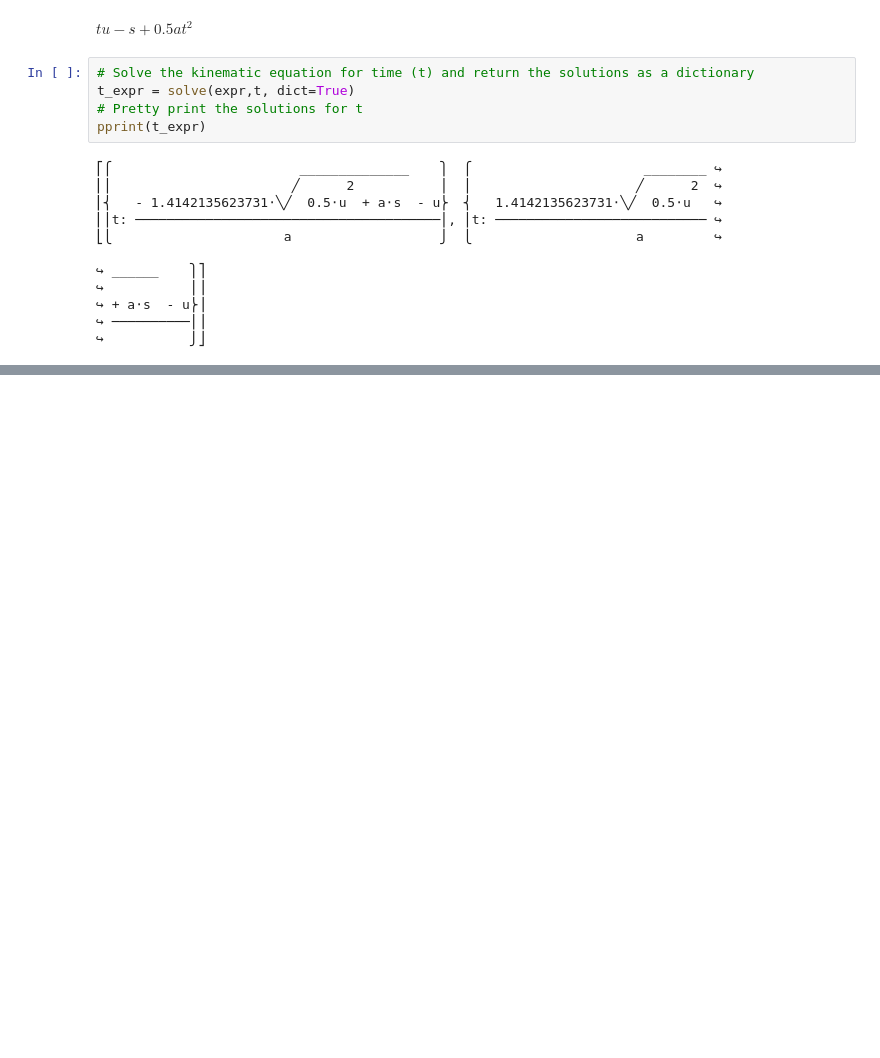
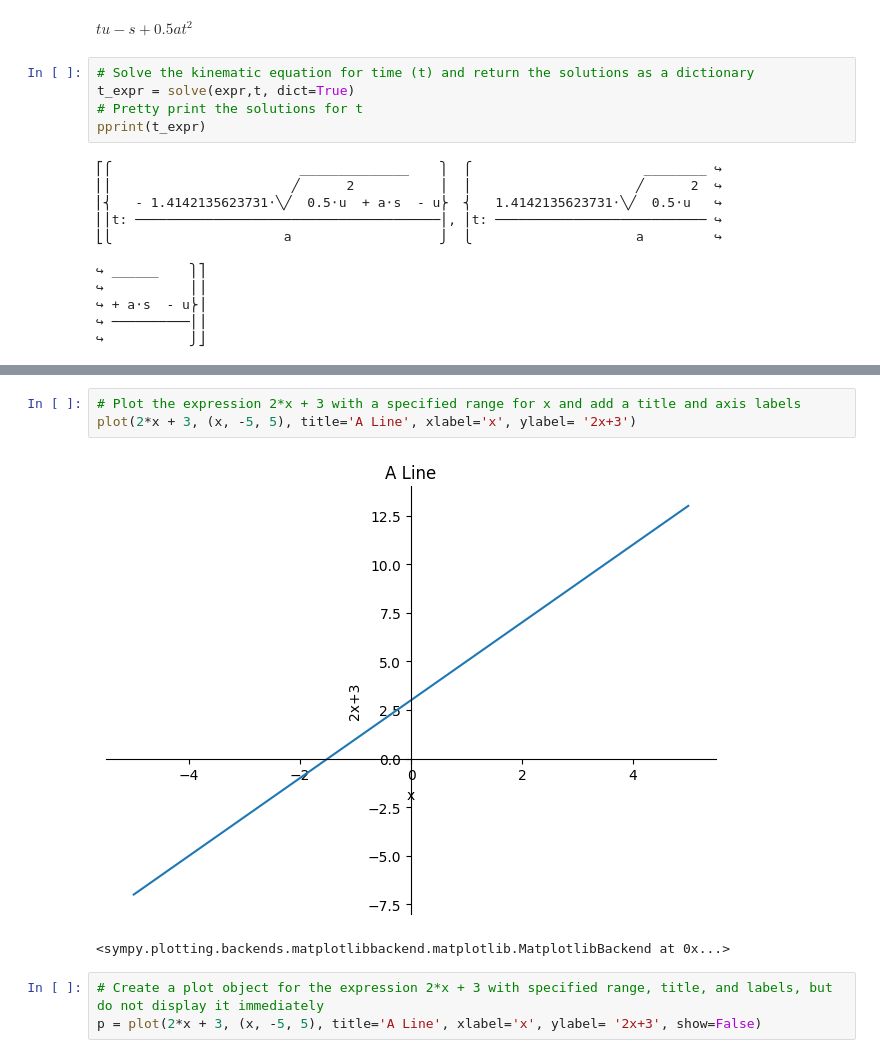
Before and after one commit to Saifullah785/doing-math-with-python-notes, a Jupyter notebook: Chapter_04_Algebra_and_Symbolic_Math_with_Sympy/Chapter_04_Algebra_and_Symbolic_Math_with_Sympy.ipynb, the cells around one changed output, grey strips where cells are left out. Cells and saved outputs as stored; diff of their text form; blank space fills up the shorter version.

```diff
--- a/Chapter_04_Algebra_and_Symbolic_Math_with_Sympy/Chapter_04_Algebra_and_Symbolic_Math_with_Sympy.ipynb
+++ b/Chapter_04_Algebra_and_Symbolic_Math_with_Sympy/Chapter_04_Algebra_and_Symbolic_Math_with_Sympy.ipynb
@@ -541,0 +595,9 @@ pprint(t_expr)
+# %%
+# Plot the expression 2*x + 3 with a specified range for x and add a title and axis labels
+plot(2*x + 3, (x, -5, 5), title='A Line', xlabel='x', ylabel= '2x+3')
+# %% [output]
+[figure, added]
+<sympy.plotting.backends.matplotlibbackend.matplotlib.MatplotlibBackend at 0x...>
+# %%
+# Create a plot object for the expression 2*x + 3 with specified range, title, and labels, but do not display it immediately
+p = plot(2*x + 3, (x, -5, 5), title='A Line', xlabel='x', ylabel= '2x+3', show=False)
```
Also changed, not shown: parts of 17 cells of this notebook.
